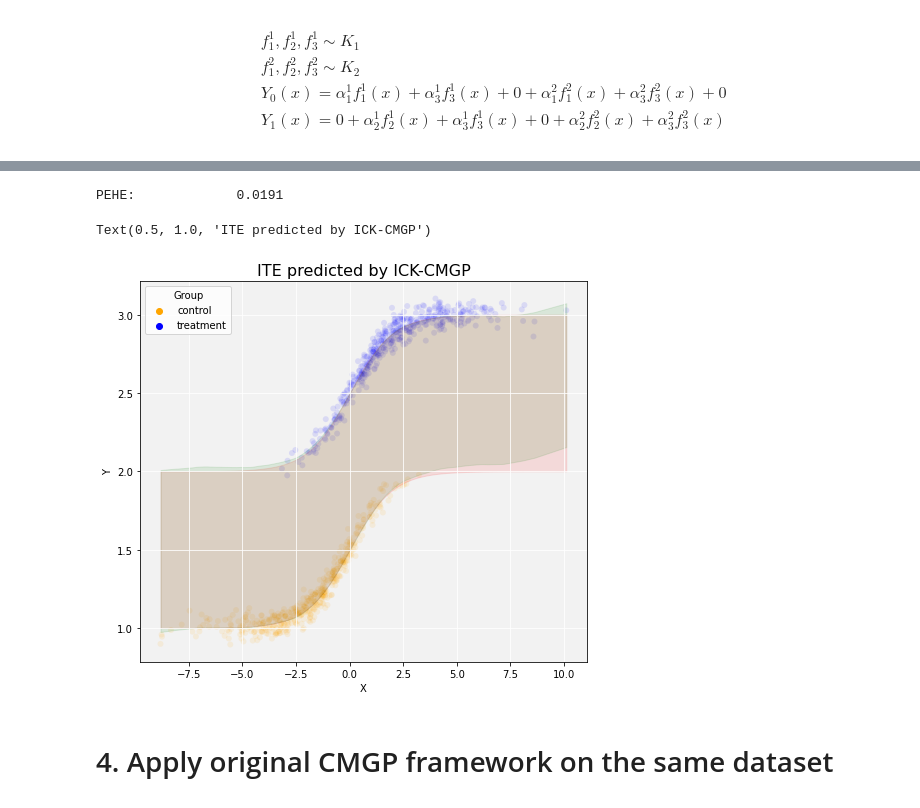
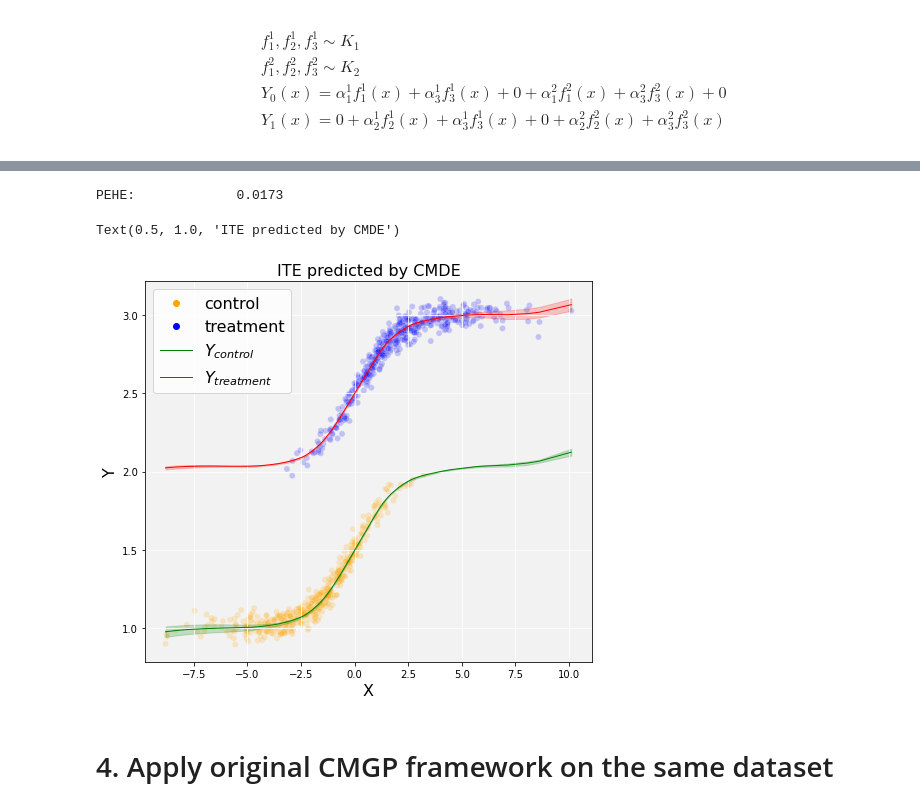
Before and after one commit to jzy95310/ICK, a Jupyter notebook: experiments/causal_inference/synthetic_data_experiment.ipynb, the cells around one changed output, grey strips where cells are left out. Drawn from its saved outputs; the diff is of its cells as text; code cells hidden in the pictures.

```diff
--- a/experiments/causal_inference/synthetic_data_experiment.ipynb
+++ b/experiments/causal_inference/synthetic_data_experiment.ipynb
@@ -180,9 +137,9 @@ for _ in range(num_estimators):
 device = torch.device("cuda" if torch.cuda.is_available() else "cpu")
 optim = 'sgd'
 optim_params = {
-    'lr': 1e-5,
-    'momentum': 0.99,
-    'weight_decay': 0
+    'lr': 5e-5,
+    'momentum': 0.95,
+    'weight_decay': 1e-4
 }
 epochs, patience = 1000, 20
 trainer = CMICKEnsembleTrainer(
@@ -200,37 +175,44 @@ trainer.train()
 # %%
 mean_test_pred, std_test_pred, y_test_true = trainer.predict()
 mu_test_pred = mean_test_pred[:,1] - mean_test_pred[:,0]
 
 # PEHE
-pehe_test = np.sqrt(np.mean((mu_test_pred - mu_test) ** 2))
-print('PEHE:             %.4f' % (pehe_test))
+pehe_test_cmde = np.sqrt(np.mean((mu_test_pred - mu_test) ** 2))
+print('PEHE:             %.4f' % (pehe_test_cmde))
 
 # Visualize ITE
 test_df = df.loc[int(N*train_test_ratio):]
 fig = plt.figure(figsize=(8,7))
 ax = plt.gca()
 ax.set_facecolor('#F2F2F2')
 ax.grid(color='white')
-sns.scatterplot(data=test_df, x='X', y='Y', hue='Group', alpha=0.1, palette={'control':'orange','treatment':'blue'})
+sns.scatterplot(data=test_df, x='X', y='Y', hue='Group', alpha=0.2, palette={'control':'orange','treatment':'blue'})
+ax.plot(sorted(test_df['X']), [x for _,x in sorted(zip(test_df['X'],mean_test_pred[:,0]))],
+        color='green', lw=1, label='$Y_{control}$')
 ax.fill_between(
     sorted(test_df['X']),
-    [x for _,x in sorted(zip(test_df['X'],test_df['mu0']))],
-    [x for _,x in sorted(zip(test_df['X'],test_df['mu1']))],
-    color='red',
-    alpha=0.1
+    [x for _,x in sorted(zip(test_df['X'],mean_test_pred[:,0]-std_test_pred[:,0]))],
+    [x for _,x in sorted(zip(test_df['X'],mean_test_pred[:,0]+std_test_pred[:,0]))],
+    color='green',
+    alpha=0.2
 )
+ax.plot(sorted(test_df['X']), [x for _,x in sorted(zip(test_df['X'],mean_test_pred[:,1]))],
+        color='red', lw=1, label='$Y_{treatment}$')
 ax.fill_between(
     sorted(test_df['X']),
-    [x for _,x in sorted(zip(test_df['X'],mean_test_pred[:,0]))],
-    [x for _,x in sorted(zip(test_df['X'],mean_test_pred[:,1]))],
-    color='green',
-    alpha=0.1
+    [x for _,x in sorted(zip(test_df['X'],mean_test_pred[:,1]-std_test_pred[:,1]))],
+    [x for _,x in sorted(zip(test_df['X'],mean_test_pred[:,1]+std_test_pred[:,1]))],
+    color='red',
+    alpha=0.2
 )
-ax.set_title('ITE predicted by ICK-CMGP', fontsize=16)
+ax.set_xlabel('X', fontsize=16)
+ax.set_ylabel('Y', fontsize=16)
+ax.legend(prop={'size':16})
+ax.set_title('ITE predicted by CMDE', fontsize=16)
 # %% [output]
-PEHE:             0.0191
+PEHE:             0.0173
-Text(0.5, 1.0, 'ITE predicted by ICK-CMGP')
+Text(0.5, 1.0, 'ITE predicted by CMDE')
-[figure, old version]
+[figure, new version]
 # %% [markdown]
 # 4. Apply original CMGP framework on the same dataset
 # %%
```
Also changed, not shown: parts of 6 cells of this notebook, 2 other files.
